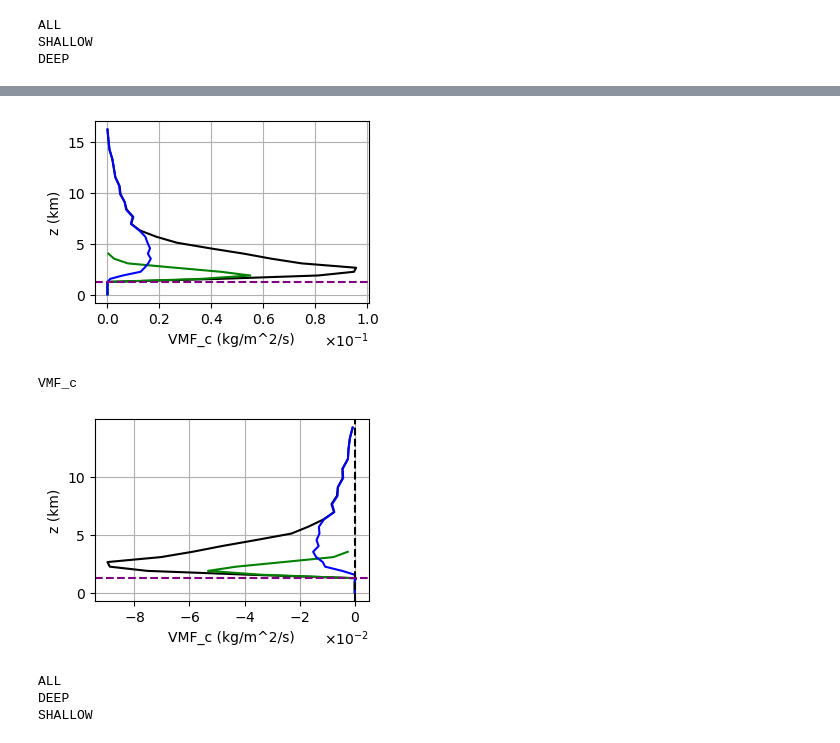
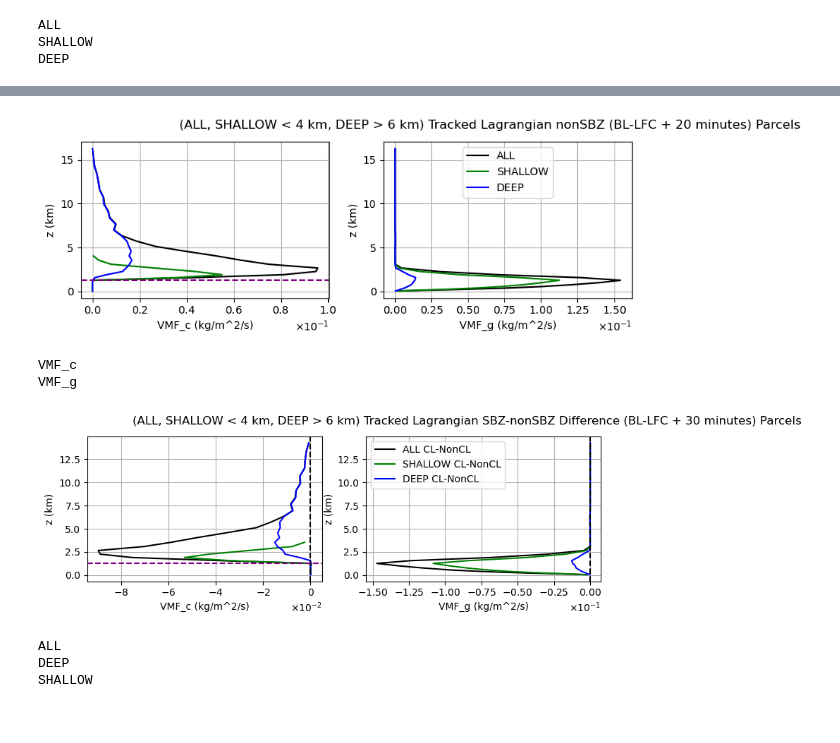
Before and after one commit to torrilab/DCI-Project, a Jupyter notebook: Code/Project_Algorithms/Tracked_Profiles/Tracked_Eulerian_VMF_Profiles.ipynb, the cells around one changed output, grey strips where cells are left out. Cells and saved outputs as stored; diff of their text form; code cells hidden in the pictures.

```diff
--- a/Code/Project_Algorithms/Tracked_Profiles/Tracked_Eulerian_VMF_Profiles.ipynb
+++ b/Code/Project_Algorithms/Tracked_Profiles/Tracked_Eulerian_VMF_Profiles.ipynb
@@ -796,7 +855,8 @@ import matplotlib.gridspec as gridspec
 
 # List of profile arrays and their corresponding labels and x-axis titles
 profiles = [
-    (ALL_diff_VMF_c.copy(), SHALLOW_diff_VMF_c.copy(), DEEP_diff_VMF_c.copy(), 'VMF_c (kg/m^2/s)')
+    (ALL_diff_VMF_c.copy(), SHALLOW_diff_VMF_c.copy(), DEEP_diff_VMF_c.copy(), 'VMF_c (kg/m^2/s)'),
+    (ALL_diff_VMF_g.copy(), SHALLOW_diff_VMF_g.copy(), DEEP_diff_VMF_g.copy(), 'VMF_g (kg/m^2/s)')
 ]
 
 # Set up the 2x3 gridspec
@@ -1176,12 +1236,15 @@ def SBZ_tracked_profile(var_data,type):
 
 print('ALL')
 ALL_profile_array_VMF_c=SBZ_tracked_profile(VMF_c,type='all')
+ALL_profile_array_VMF_g=SBZ_tracked_profile(VMF_g,type='all')
 
 print('SHALLOW')
 SHALLOW_profile_array_VMF_c=SBZ_tracked_profile(VMF_c,type='shallow')
+SHALLOW_profile_array_VMF_g=SBZ_tracked_profile(VMF_g,type='shallow')
 
 print('DEEP')
 DEEP_profile_array_VMF_c=SBZ_tracked_profile(VMF_c,type='deep')
+DEEP_profile_array_VMF_g=SBZ_tracked_profile(VMF_g,type='deep')
 # %% [output]
 ALL
 SHALLOW
@@ -1222,9 +1285,12 @@ def nonSBZ_tracked_profile(var_data,type):
 
 print('ALL')
 nonSBZ_ALL_profile_array_VMF_c=nonSBZ_tracked_profile(VMF_c,type='all')
+nonSBZ_ALL_profile_array_VMF_g=nonSBZ_tracked_profile(VMF_g,type='all')
 
 print('DEEP')
 nonSBZ_DEEP_profile_array_VMF_c=nonSBZ_tracked_profile(VMF_c,type='deep')
+nonSBZ_DEEP_profile_array_VMF_g=nonSBZ_tracked_profile(VMF_g,type='deep')
 
 print('SHALLOW')
 nonSBZ_SHALLOW_profile_array_VMF_c=nonSBZ_tracked_profile(VMF_c,type='shallow')
+nonSBZ_SHALLOW_profile_array_VMF_g=nonSBZ_tracked_profile(VMF_g,type='shallow')
@@ -1238,7 +1356,8 @@ import matplotlib.gridspec as gridspec
 
 # List of profile arrays and their corresponding labels and x-axis titles
 profiles = [
-    (ALL_profile_array_VMF_c.copy(), SHALLOW_profile_array_VMF_c.copy(), DEEP_profile_array_VMF_c.copy(), 'VMF_c (kg/m^2/s)')
+    (ALL_profile_array_VMF_c.copy(), SHALLOW_profile_array_VMF_c.copy(), DEEP_profile_array_VMF_c.copy(), 'VMF_c (kg/m^2/s)'),
+    (ALL_profile_array_VMF_g.copy(), SHALLOW_profile_array_VMF_g.copy(), DEEP_profile_array_VMF_g.copy(), 'VMF_g (kg/m^2/s)')
 ]
 
 
@@ -1279,14 +1398,14 @@ for axis in [ax1]:
     axis.axhline(all_cloudbase,color='purple',linestyle='dashed')
 
 
-# #LEGEND
-# # legend_ax = fig.add_subplot(gs[1, 2])  # Use the (2, 3) grid slot for the legend
-# # legend_ax.axis("off")  # Hide axes for the legend box
-# # legend_ax.legend(*ax.get_legend_handles_labels(), loc='center', frameon=False)
+#LEGEND
+# legend_ax = fig.add_subplot(gs[1, 2])  # Use the (2, 3) grid slot for the legend
+# legend_ax.axis("off")  # Hide axes for the legend box
+# legend_ax.legend(*ax.get_legend_handles_labels(), loc='center', frameon=False)
 
-# #ACCESSORIES
-# plt.suptitle('(ALL, SHALLOW < 4 km, DEEP > 6 km) Tracked Lagrangian SBZ (BL-LFC + 20 minutes) Parcels')
-# plt.tight_layout()
+#ACCESSORIES
+plt.suptitle('(ALL, SHALLOW < 4 km, DEEP > 6 km) Tracked Lagrangian SBZ (BL-LFC + 20 minutes) Parcels')
+plt.tight_layout()
 
 # #MATCHING X AXISES WITH NEXT PLOT
 # #(TO KEEP AXISES CONSISTENT RUN PLOTS IN ORDER: 1st Plots, 2nd Plots, 1st Plots)
@@ -1309,7 +1428,8 @@ import matplotlib.gridspec as gridspec
 
 # List of profile arrays and their corresponding labels and x-axis titles
 profiles = [
-    (nonSBZ_ALL_profile_array_VMF_c.copy(), nonSBZ_SHALLOW_profile_array_VMF_c.copy(), nonSBZ_DEEP_profile_array_VMF_c.copy(), 'VMF_c (kg/m^2/s)')
+    (nonSBZ_ALL_profile_array_VMF_c.copy(), nonSBZ_SHALLOW_profile_array_VMF_c.copy(), nonSBZ_DEEP_profile_array_VMF_c.copy(), 'VMF_c (kg/m^2/s)'),
+    (nonSBZ_ALL_profile_array_VMF_g.copy(), nonSBZ_SHALLOW_profile_array_VMF_g.copy(), nonSBZ_DEEP_profile_array_VMF_g.copy(), 'VMF_g (kg/m^2/s)')
 ]
 
 
@@ -1336,41 +1456,41 @@ for i, (ALL_profile_array, SHALLOW_profile_array, DEEP_profile_array, xlabel) in
     ax.set_xlabel(xlabel)
     ax.set_ylabel('z (km)')
     ax.grid(True)
 
     #LEGEND
     if i==1:
         ax.legend(loc='upper center')
 
     apply_scientific_notation([ax])
 
 #MEAN CLOUD BASE
 axs = fig.get_axes()
 ax1 = axs[0]
 for axis in [ax1]:
     axis.axhline(all_cloudbase,color='purple',linestyle='dashed')
 
-# # #LEGEND
-# # legend_ax = fig.add_subplot(gs[1, 2])  # Use the (2, 3) grid slot for the legend
-# # legend_ax.axis("off")  # Hide axes for the legend box
-# # legend_ax.legend(*ax.get_legend_handles_labels(), loc='center', frameon=False)
+# #LEGEND
+# legend_ax = fig.add_subplot(gs[1, 2])  # Use the (2, 3) grid slot for the legend
+# legend_ax.axis("off")  # Hide axes for the legend box
+# legend_ax.legend(*ax.get_legend_handles_labels(), loc='center', frameon=False)
 
-# #ACCESSORIES
-# plt.suptitle('(ALL, SHALLOW < 4 km, DEEP > 6 km) Tracked Lagrangian nonSBZ (BL-LFC + 20 minutes) Parcels')
-# plt.tight_layout()
+#ACCESSORIES
+plt.suptitle('(ALL, SHALLOW < 4 km, DEEP > 6 km) Tracked Lagrangian nonSBZ (BL-LFC + 20 minutes) Parcels')
+plt.tight_layout()
 
 
 # # #FIXING X AXISES TO MATCH PREVIOUS PLOTS
 # for axis in axs:
 #     nbins=7;axis.xaxis.set_major_locator(MaxNLocator(nbins=nbins))
 # fix_x_limits([ax1,ax8])
 # fix_x_limits([ax2,ax9])
 # fix_x_limits([ax3,ax10])
 # fix_x_limits([ax4,ax11])
 # fix_x_limits([ax5,ax12])
 # fix_x_limits([ax6,ax13])
 # fix_x_limits([ax7,ax14])
 # %% [output]
-[figure, old version]
+[figure, new version]
 # %%
 #SBZ vs nonSBZ
 def average_difference(array1, array2):
@@ -1399,15 +1519,22 @@ print('VMF_c')
 ALL_diff_VMF_c = average_difference(ALL_profile_array_VMF_c, nonSBZ_ALL_profile_array_VMF_c)
 SHALLOW_diff_VMF_c = average_difference(SHALLOW_profile_array_VMF_c, nonSBZ_SHALLOW_profile_array_VMF_c)
 DEEP_diff_VMF_c = average_difference(DEEP_profile_array_VMF_c, nonSBZ_DEEP_profile_array_VMF_c)
+
+print('VMF_g')
+ALL_diff_VMF_g = average_difference(ALL_profile_array_VMF_g, nonSBZ_ALL_profile_array_VMF_g)
+SHALLOW_diff_VMF_g = average_difference(SHALLOW_profile_array_VMF_g, nonSBZ_SHALLOW_profile_array_VMF_g)
+DEEP_diff_VMF_g = average_difference(DEEP_profile_array_VMF_g, nonSBZ_DEEP_profile_array_VMF_g)
 # %% [output]
 VMF_c
+VMF_g
 # %%
 import matplotlib.pyplot as plt
 import matplotlib.gridspec as gridspec
 
 # List of profile arrays and their corresponding labels and x-axis titles
 profiles = [
-    (ALL_diff_VMF_c.copy(), SHALLOW_diff_VMF_c.copy(), DEEP_diff_VMF_c.copy(), 'VMF_c (kg/m^2/s)')
+    (ALL_diff_VMF_c.copy(), SHALLOW_diff_VMF_c.copy(), DEEP_diff_VMF_c.copy(), 'VMF_c (kg/m^2/s)'),
+    (ALL_diff_VMF_g.copy(), SHALLOW_diff_VMF_g.copy(), DEEP_diff_VMF_g.copy(), 'VMF_g (kg/m^2/s)')
 ]
 
 
@@ -1452,16 +1579,16 @@ ax1=axs[0]
 for axis in [ax1]:
     axis.axhline(all_cloudbase,color='purple',linestyle='dashed')
 
-# # #LEGEND
-# # legend_ax = fig.add_subplot(gs[1, 2])  # Use the (2, 3) grid slot for the legend
-# # legend_ax.axis("off")  # Hide axes for the legend box
-# # legend_ax.legend(*ax.get_legend_handles_labels(), loc='center', frameon=False)
+# #LEGEND
+# legend_ax = fig.add_subplot(gs[1, 2])  # Use the (2, 3) grid slot for the legend
+# legend_ax.axis("off")  # Hide axes for the legend box
+# legend_ax.legend(*ax.get_legend_handles_labels(), loc='center', frameon=False)
 
-# #ACCESSORIES
-# plt.suptitle('(ALL, SHALLOW < 4 km, DEEP > 6 km) Tracked Lagrangian SBZ-nonSBZ Difference (BL-LFC + 30 minutes) Parcels')
-# plt.tight_layout()
+#ACCESSORIES
+plt.suptitle('(ALL, SHALLOW < 4 km, DEEP > 6 km) Tracked Lagrangian SBZ-nonSBZ Difference (BL-LFC + 30 minutes) Parcels')
+plt.tight_layout()
 # %% [output]
-[figure, old version]
+[figure, new version]
 # %%
 #ColdPool
 ################################################################
```
Also changed, not shown: parts of 26 cells of this notebook, 27 other files.
